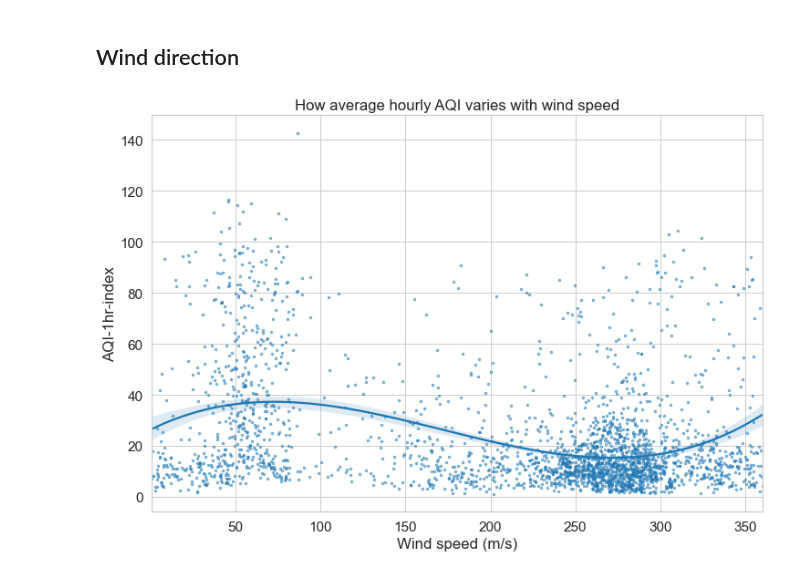
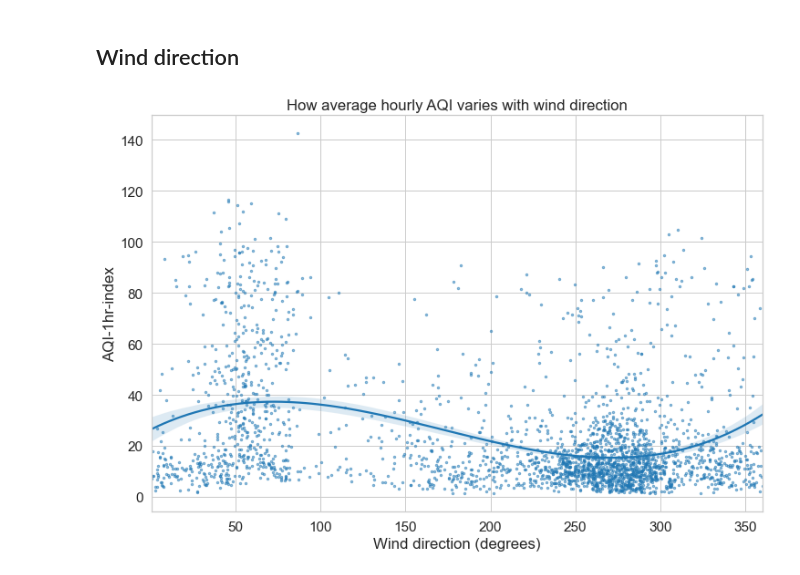
Before and after one commit to brychanthomas/csl-aq-analysis, a Jupyter notebook: October 2020/weather.ipynb, the cells around one changed output. Cells and saved outputs as stored; diff of their text form; code cells hidden in the pictures.

Commit message:
Fixed mistake where wind direction is labelled speed

```diff
--- a/October 2020/weather.ipynb
+++ b/October 2020/weather.ipynb
@@ -98,11 +98,11 @@ plt.xlabel("Wind speed (m/s)");
 # %%
 plt.figure(figsize=(12, 8))
 sns.regplot(data=full_data, x='Wind_dir', y='AQI-1hr-index', scatter_kws={'s':6, 'alpha':0.5},
             order=3)
-plt.title("How average hourly AQI varies with wind speed")
-plt.xlabel("Wind speed (m/s)");
+plt.title("How average hourly AQI varies with wind direction")
+plt.xlabel("Wind direction (degrees)");
 # %% [output]
-[figure, old version]
+[figure, new version]
 # %%
 from math import radians
 
```
Also changed, not shown: parts of 1 cell of this notebook.
